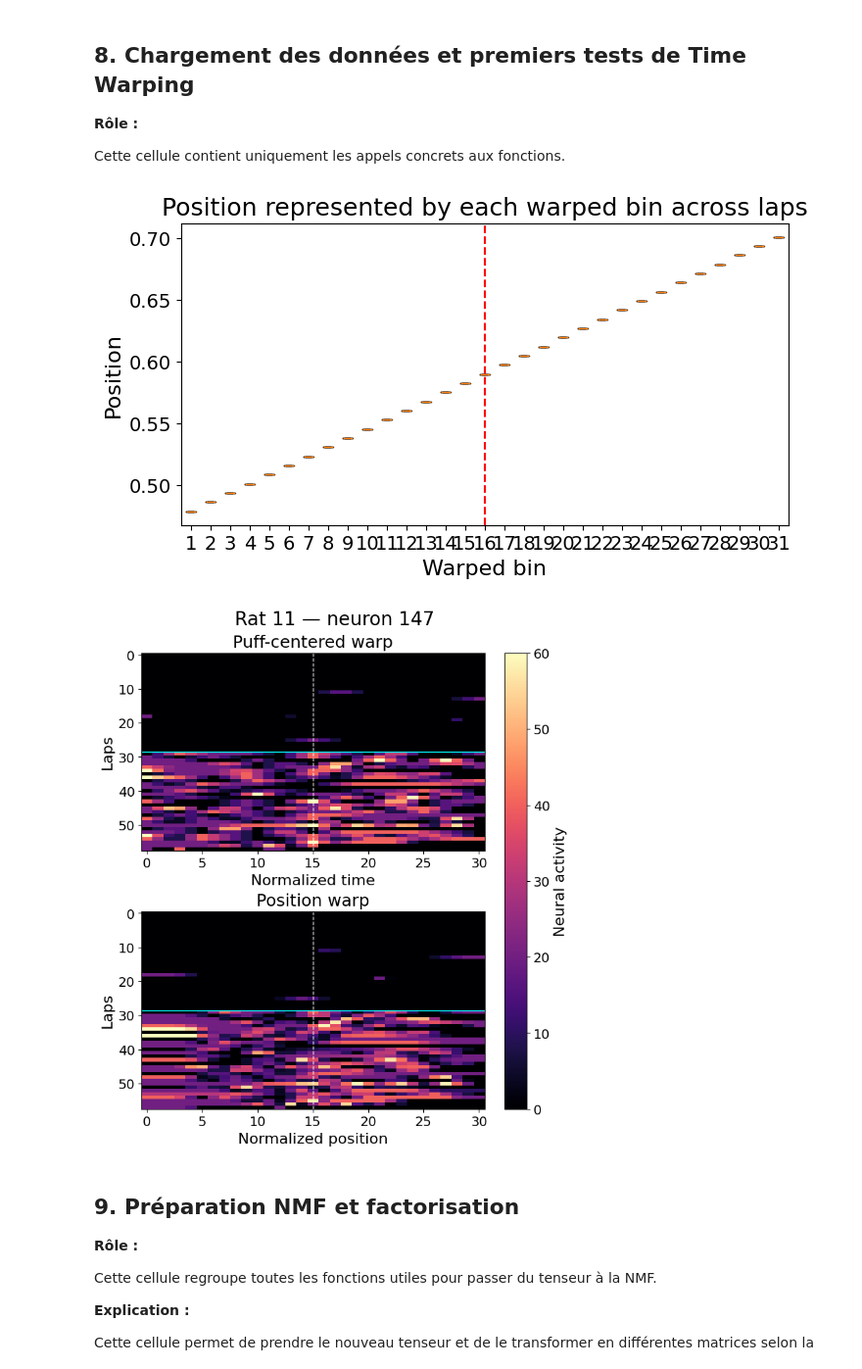
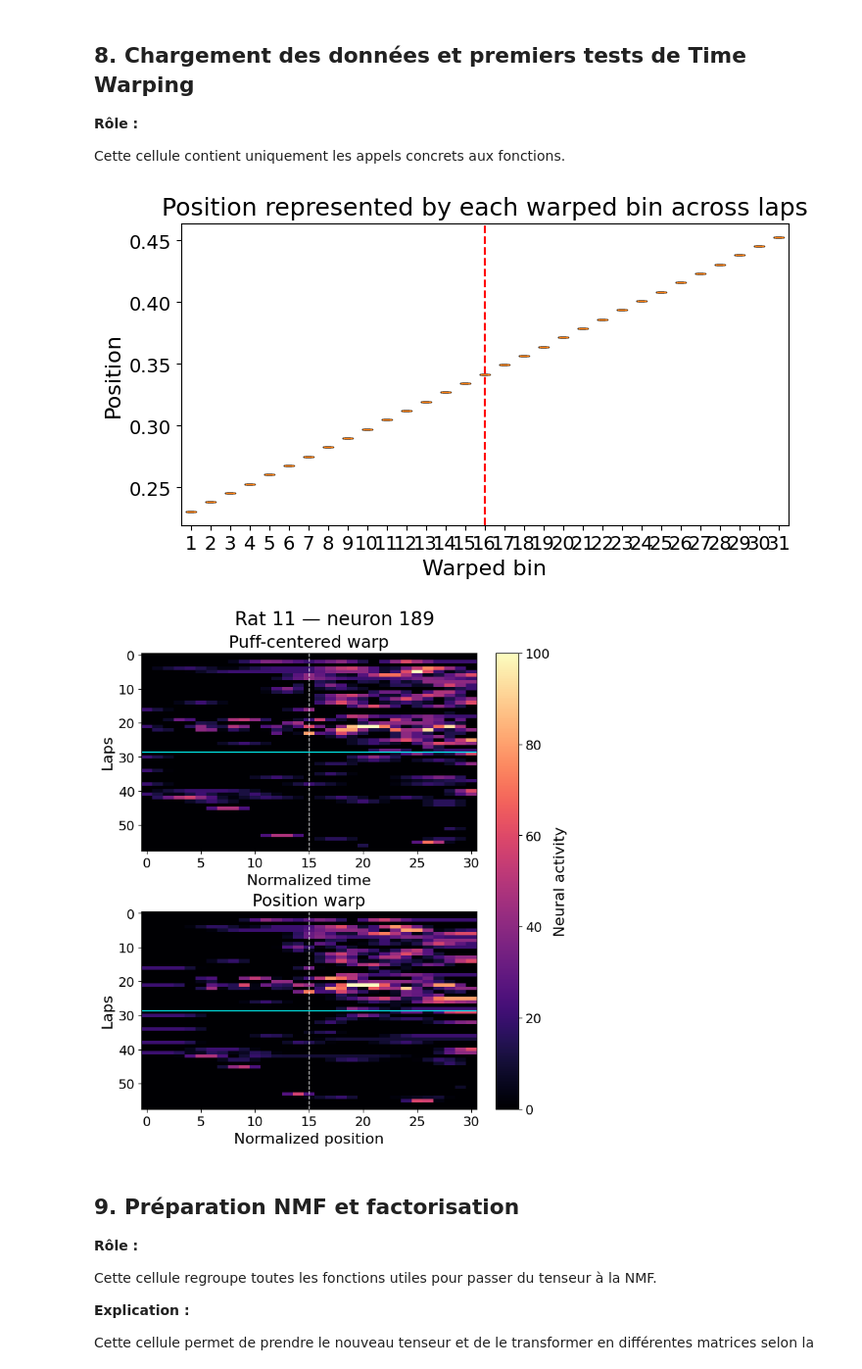
Before and after one commit to Clairaxe/Stage, a Jupyter notebook: projet/main/3_TimeWarp.ipynb, the cells around one changed output. Shown at 98% size. Cells and saved outputs as stored; diff of their text form; code cells hidden in the pictures.

```diff
--- a/projet/main/3_TimeWarp.ipynb
+++ b/projet/main/3_TimeWarp.ipynb
@@ -501,6 +501,7 @@ def build_warped_lap_tensor(
     mean_rates = X.mean(axis=(1,2))
     keep = mean_rates > 0.2
     X = X[keep]
+    neuron_idx = neuron_idx[keep]
 
     # neurons x time x laps
     warped_positions = np.stack(warped_positions, axis=1)  # time x laps
@@ -814,32 +815,32 @@ Cette cellule contient uniquement les appels concrets aux fonctions.
 # %%
 data_8 = scipy.io.loadmat('../data/Rat8-20130713_proces_bin5.mat')
 data_11 = scipy.io.loadmat('../data/Rat11-20150327_proces_bin5.mat')
 
 X_tensor, info_tensor = build_warped_lap_tensor(
-    data_8,
+    data_11,
     session="run",
     dt_ms=50,
     use_regions="HB",
     excit_only=True,
     restrict_to_puff_zone=True,
     n_time_bins=31,
     warp_mode="position",
 )
 
 plot_warped_bin_positions(info_tensor)
 
 plot_warped_neuron(
     data_full=data_11,
-    neuron_idx=147,
+    neuron_idx=189,
     session="run",
     dt_ms=50,
     halfwidth_cm=20,
     n_time_bins=31,
     rat_name="Rat 11",
 )
 # %% [output]
 [figure]
-[figure, old version]
+[figure, new version]
 # %% [markdown]
 ## 9. Préparation NMF et factorisation
 
```
Also changed, not shown: parts of 3 cells of this notebook, 7 other files.
